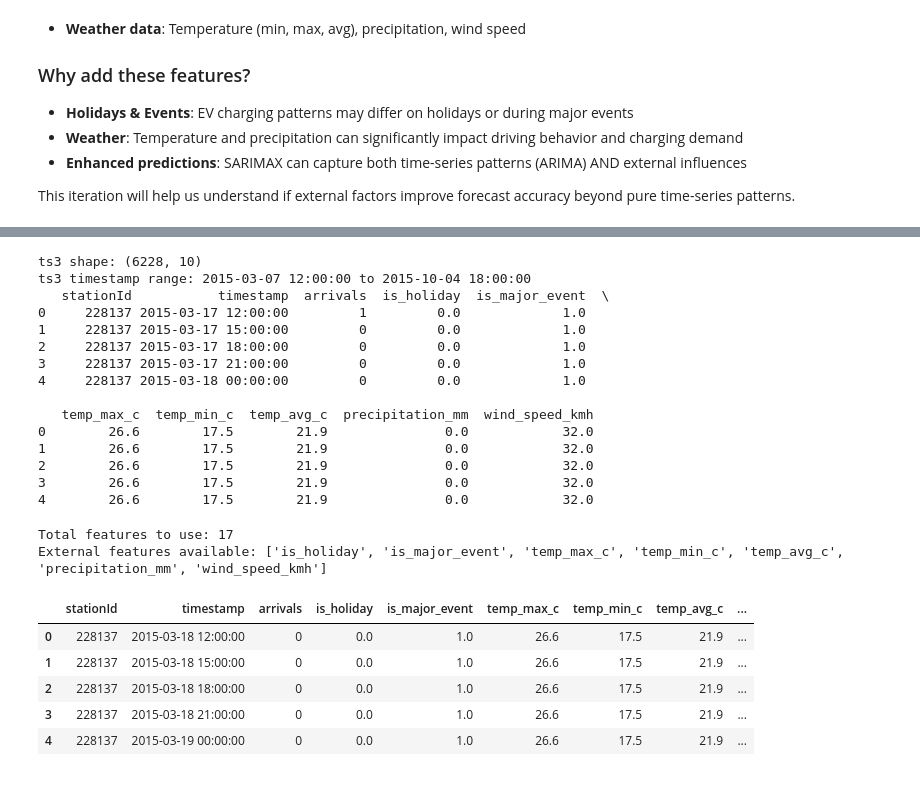
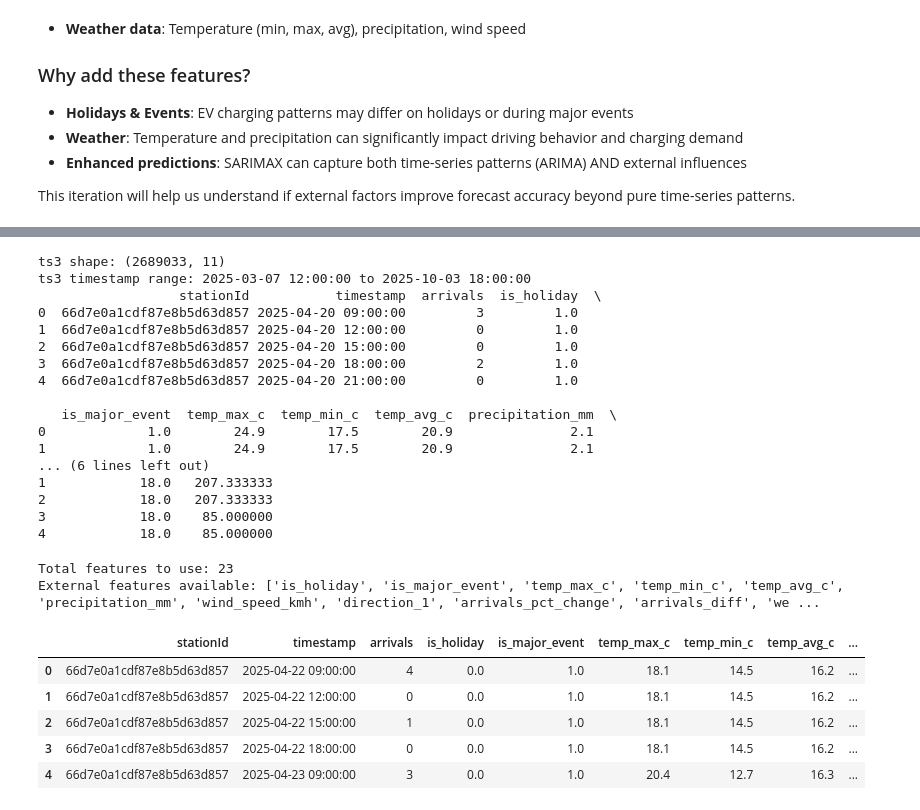
Before and after one commit to Chameleon-company/EVAT-Data-Science, a Jupyter notebook: Use_Cases/Congestion Prediction/EVAT_Congestion_with_baselines_models.ipynb, the cells around one changed output, grey strips where cells are left out. Cells and saved outputs as stored; diff of their text form; code cells hidden in the pictures.

```diff
--- a/Use_Cases/Congestion Prediction/EVAT_Congestion_with_baselines_models.ipynb
+++ b/Use_Cases/Congestion Prediction/EVAT_Congestion_with_baselines_models.ipynb
@@ -1251,7 +1254,7 @@ from pathlib import Path
 
 # --- Data source selection ---
 # If a prepared 3h time series exists in-memory, use it; otherwise build from pre-processed dataset.
-def _build_3h_from_raw(raw_csv='pre-processed-dataset.csv', created_col='created', ended_col='ended', station_col='stationId'):
+def _build_3h_from_raw(raw_csv='pre-processed-dataset_v2.csv', created_col='created', ended_col='ended', station_col='stationId'):
     df = pd.read_csv(raw_csv, low_memory=False)
     for col in [created_col, ended_col, 'startTime', 'endTime']:
         if col in df.columns:
@@ -1285,7 +1288,7 @@ try:
     # If user already created an equivalent DataFrame in previous cells
     ts_baseline = timeseries_3h[['stationId','timestamp','arrivals']].copy()
 except Exception:
-    raw_csv = 'pre-processed-dataset.csv' if Path('pre-processed-dataset.csv').exists() else '/mnt/data/pre-processed-dataset.csv'
+    raw_csv = 'pre-processed-dataset_v2.csv' if Path('pre-processed-dataset_v2.csv').exists() else '/mnt/data/pre-processed-dataset_v2.csv'
     ts_baseline = _build_3h_from_raw(raw_csv)
 
 ts_baseline = ts_baseline.sort_values(['stationId','timestamp']).reset_index(drop=True)
@@ -1438,3 +1441,6 @@ These are implemented in separate helper functions (`prophet_fit_predict`, `sari
 
 ✅ In short:
 These helpers provide a fair, consistent way to score **both simple (Naive, Seasonal Naive, Moving Average)** and **advanced (Prophet, SARIMA)** baselines against our Poisson-LSTM.
+# %%
+selected_station = train_df.groupby("stationId", sort=False)["arrivals"].sum().sort_values(ascending=False).index[0]
+selected_station
@@ -1464,7 +1472,7 @@ def _moving_avg(combined, k=4):
 records = []
 
 # Evaluate per station on concatenated (val + test) horizon
-for sid, gtr in train_df.groupby("stationId", sort=False):
+for sid, gtr in train_df[train_df['stationId']==selected_station].groupby("stationId", sort=False):
     gva  = val_df [val_df ["stationId"] == sid].sort_values("timestamp")
     gte  = test_df[test_df["stationId"] == sid].sort_values("timestamp")
     gtr  = gtr.sort_values("timestamp")
@@ -1967,7 +1956,7 @@ def build_arrivals(df, bin_minutes=180):
     out = []
 
     new_cols = ['is_holiday', 'is_major_event', 'temp_max_c', 'temp_min_c',
-                 'temp_avg_c', 'precipitation_mm', 'wind_speed_kmh']
+                 'temp_avg_c', 'precipitation_mm', 'wind_speed_kmh','direction_1']
 
     for sid, g in df.groupby("stationId"):
         start = g["created"].min().floor(f"{bin_minutes}T")
@@ -1998,6 +1987,8 @@ def build_arrivals(df, bin_minutes=180):
                     agg_dict[col] = 'max'  # Binary: any session in bin has it = True
                 elif col == 'temp_max_c':
                     agg_dict[col] = 'max'
+                elif col == 'Hourly_Counts':
+                    agg_dict[col] = 'max'
                 elif col == 'temp_min_c':
                     agg_dict[col] = 'min'
                 else:  # temp_avg_c, precipitation_mm, wind_speed_kmh
@@ -2023,27 +2014,29 @@ def build_arrivals(df, bin_minutes=180):
     return ts
 
 # Build arrivals timeline with new features
-ts3 = build_arrivals(sess_with_features, BIN_MIN)
+ts3 = build_arrivals(sess, BIN_MIN)
 print(f"ts3 shape: {ts3.shape}")
 print(f"ts3 timestamp range: {ts3['timestamp'].min()} to {ts3['timestamp'].max()}")
 print(ts3.head())
 ts3.to_csv("arrivals_timeseries_3h.csv", index=False)
 # %% [output]
-ts3 shape: (6228, 10)
-ts3 timestamp range: 2015-03-07 12:00:00 to 2015-10-04 18:00:00
-   stationId           timestamp  arrivals  is_holiday  is_major_event  \
-0     228137 2015-03-17 12:00:00         1         0.0             1.0
-1     228137 2015-03-17 15:00:00         0         0.0             1.0
-2     228137 2015-03-17 18:00:00         0         0.0             1.0
-3     228137 2015-03-17 21:00:00         0         0.0             1.0
-4     228137 2015-03-18 00:00:00         0         0.0             1.0
+ts3 shape: (2689033, 11)
+ts3 timestamp range: 2025-03-07 12:00:00 to 2025-10-03 18:00:00
+                  stationId           timestamp  arrivals  is_holiday  \
+0  66d7e0a1cdf87e8b5d63d857 2025-04-20 09:00:00         3         1.0
+1  66d7e0a1cdf87e8b5d63d857 2025-04-20 12:00:00         0         1.0
+2  66d7e0a1cdf87e8b5d63d857 2025-04-20 15:00:00         0         1.0
+3  66d7e0a1cdf87e8b5d63d857 2025-04-20 18:00:00         2         1.0
+4  66d7e0a1cdf87e8b5d63d857 2025-04-20 21:00:00         0         1.0
 
-   temp_max_c  temp_min_c  temp_avg_c  precipitation_mm  wind_speed_kmh
-0        26.6        17.5        21.9               0.0            32.0
-1        26.6        17.5        21.9               0.0            32.0
-2        26.6        17.5        21.9               0.0            32.0
-3        26.6        17.5        21.9               0.0            32.0
-4        26.6        17.5        21.9               0.0            32.0
+   is_major_event  temp_max_c  temp_min_c  temp_avg_c  precipitation_mm  \
+0             1.0        24.9        17.5        20.9               2.1
+1             1.0        24.9        17.5        20.9               2.1
+... (6 lines left out)
+1            18.0   207.333333
+2            18.0   207.333333
+3            18.0    85.000000
+4            18.0    85.000000
 # %%
 # ---- Feature engineering on 3h grid  ----
 ts = ts3.copy()  # ts3 now includes external features from build_arrivals()
@@ -2066,42 +2059,57 @@ feature_cols = [
     "hod_sin", "hod_cos"
 ]
 
+# Add ratio features
+ts["arrivals_pct_change"] = ts.groupby("stationId")["arrivals"].pct_change()
+ts["arrivals_diff"] = ts.groupby("stationId")["arrivals"].diff()
+
+# Add interaction features
+ts["weekend_x_hour"] = ts["is_weekend"] * ts["hour"]
+ts["temp_x_precipitation"] = ts["temp_avg_c"] * ts["precipitation_mm"]
+
+# Add exponential weighted moving average (emphasizes recent data)
+ts["arrivals_ewma_4"] = ts.groupby("stationId")["arrivals"].transform(
+    lambda x: x.shift(1).ewm(span=4, adjust=False).mean()
+)
+
 # Add external features to the feature list (check what's available in ts)
 external_feature_cols = [
     'is_holiday', 'is_major_event',
     'temp_max_c', 'temp_min_c', 'temp_avg_c',
-    'precipitation_mm', 'wind_speed_kmh'
+    'precipitation_mm', 'wind_speed_kmh','direction_1',"arrivals_pct_change", "arrivals_diff", "weekend_x_hour",
+                 "temp_x_precipitation", "arrivals_ewma_4"
 ]
 
 # Only add features that exist in ts
 available_external = [col for col in external_feature_cols if col in ts.columns]
 feature_cols += available_external
 
 print(f"Total features to use: {len(feature_cols)}")
 print(f"External features available: {available_external}")
 
 def add_lags_rolls(df, col="arrivals", lags=(1,2,4), rolls=(4,8)):
     for L in lags:
         df[f"{col}_lag{L}"] = df.groupby("stationId")[col].shift(L)
     for W in rolls:
         df[f"{col}_ma{W}"] = df.groupby("stationId")[col].shift(1).rolling(W).mean()
     return df
 
 ts = add_lags_rolls(ts)
 ts_fe = ts.dropna().reset_index(drop=True)
+ts_fe = ts_fe.replace([np.inf, -np.inf], 0)
 
 target_col = "arrivals"
 
 ts_fe.head()
 # %% [output]
-Total features to use: 17
-External features available: ['is_holiday', 'is_major_event', 'temp_max_c', 'temp_min_c', 'temp_avg_c', 'precipitation_mm', 'wind_speed_kmh']
+Total features to use: 23
+External features available: ['is_holiday', 'is_major_event', 'temp_max_c', 'temp_min_c', 'temp_avg_c', 'precipitation_mm', 'wind_speed_kmh', 'direction_1', 'arrivals_pct_change', 'arrivals_diff', 'we ...
 |  | stationId | timestamp | arrivals | is_holiday | is_major_event | temp_max_c | temp_min_c | temp_avg_c | ... |
-| 0 | 228137 | 2015-03-18 12:00:00 | 0 | 0.0 | 1.0 | 26.6 | 17.5 | 21.9 | ... |
-| 1 | 228137 | 2015-03-18 15:00:00 | 0 | 0.0 | 1.0 | 26.6 | 17.5 | 21.9 | ... |
-| 2 | 228137 | 2015-03-18 18:00:00 | 0 | 0.0 | 1.0 | 26.6 | 17.5 | 21.9 | ... |
-| 3 | 228137 | 2015-03-18 21:00:00 | 0 | 0.0 | 1.0 | 26.6 | 17.5 | 21.9 | ... |
-| 4 | 228137 | 2015-03-19 00:00:00 | 0 | 0.0 | 1.0 | 26.6 | 17.5 | 21.9 | ... |
+| 0 | 66d7e0a1cdf87e8b5d63d857 | 2025-04-22 09:00:00 | 4 | 0.0 | 1.0 | 18.1 | 14.5 | 16.2 | ... |
+| 1 | 66d7e0a1cdf87e8b5d63d857 | 2025-04-22 12:00:00 | 0 | 0.0 | 1.0 | 18.1 | 14.5 | 16.2 | ... |
+| 2 | 66d7e0a1cdf87e8b5d63d857 | 2025-04-22 15:00:00 | 1 | 0.0 | 1.0 | 18.1 | 14.5 | 16.2 | ... |
+| 3 | 66d7e0a1cdf87e8b5d63d857 | 2025-04-22 18:00:00 | 0 | 0.0 | 1.0 | 18.1 | 14.5 | 16.2 | ... |
+| 4 | 66d7e0a1cdf87e8b5d63d857 | 2025-04-23 09:00:00 | 3 | 0.0 | 1.0 | 20.4 | 12.7 | 16.3 | ... |
 # %%
 # Step 4: Create SARIMAX function with exogenous features - IMPROVED VERSION
 from statsmodels.tsa.statespace.sarimax import SARIMAX
```
Also changed, not shown: parts of 24 cells of this notebook.
